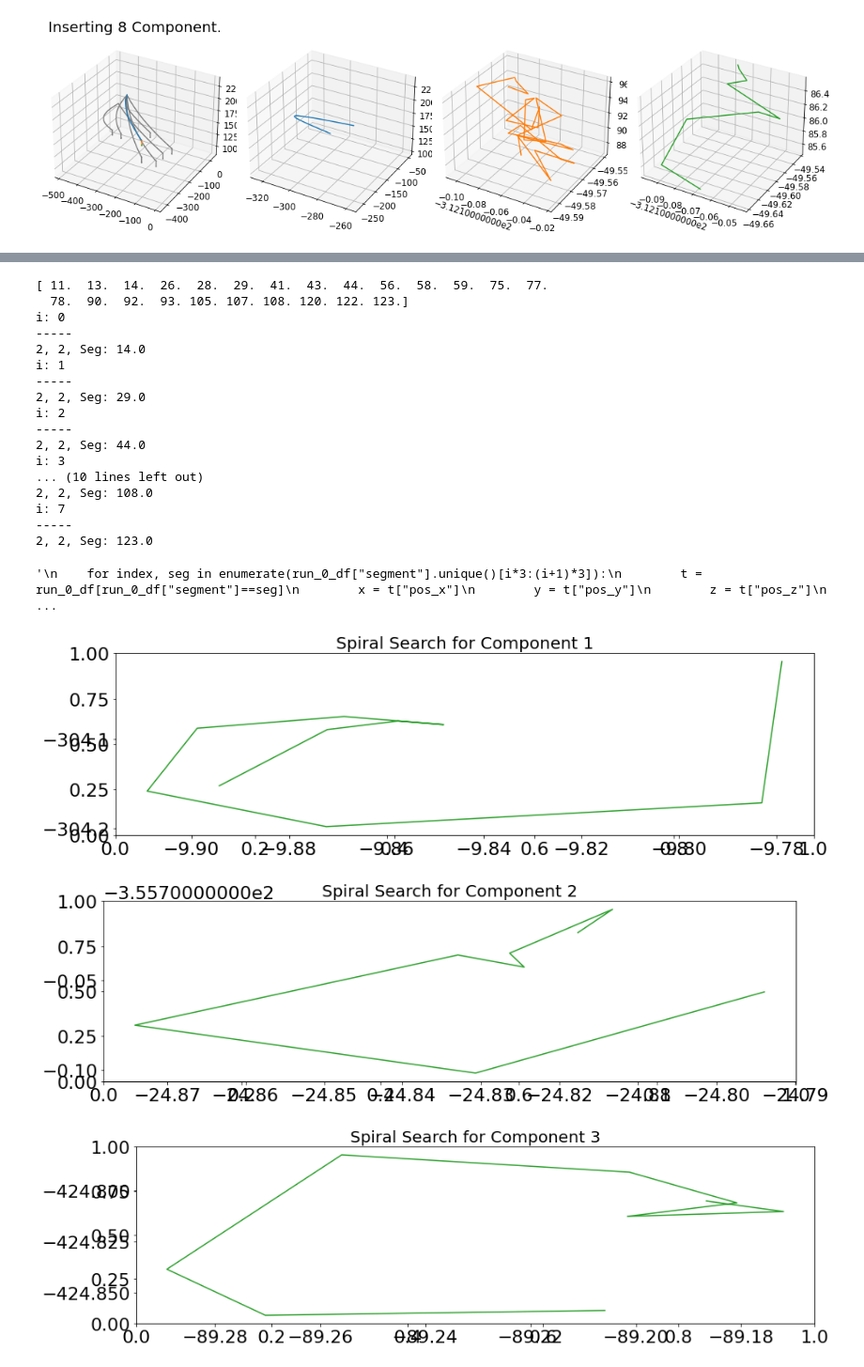
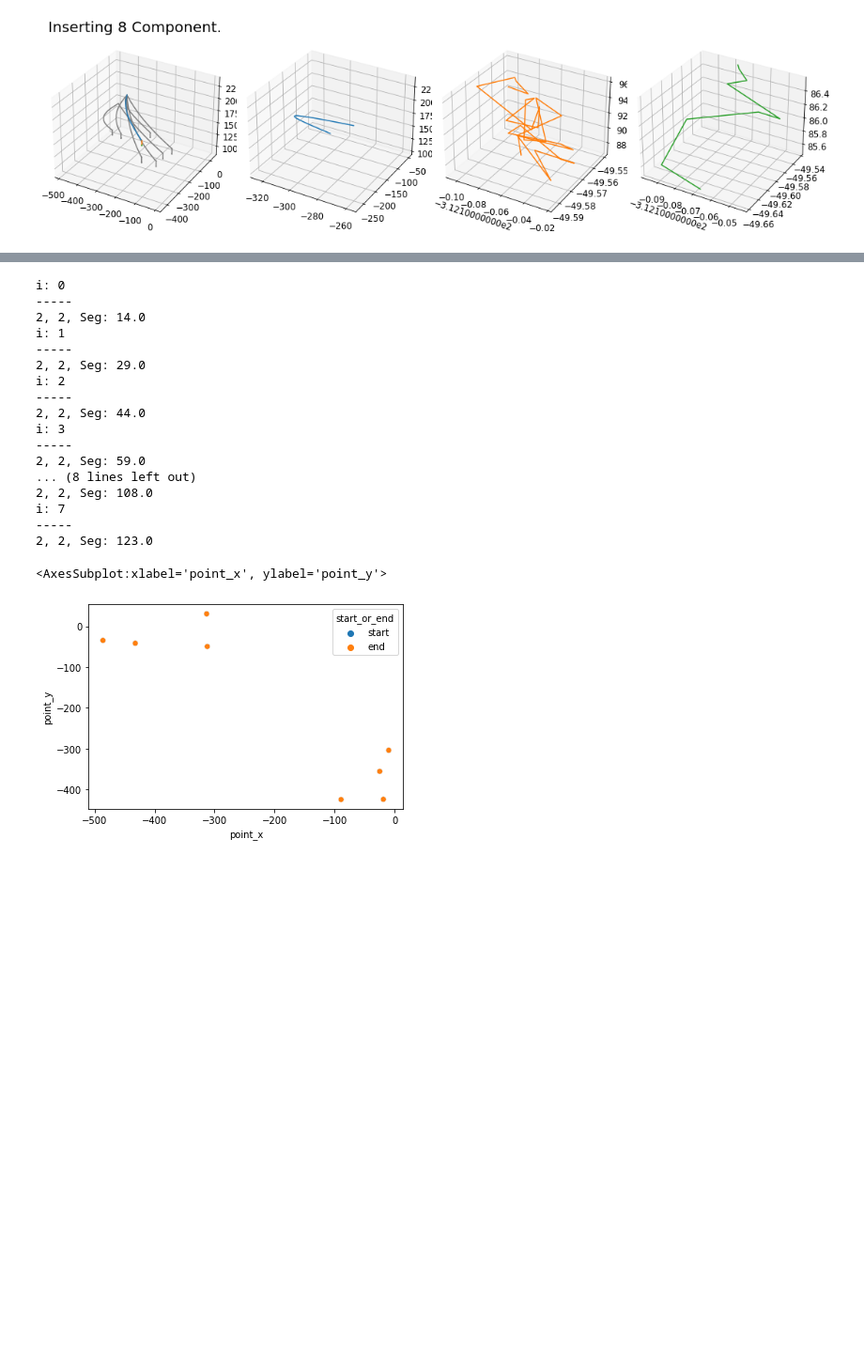
Before and after one commit to marvin353/SmartDataAnalytics_Gruppe1, a Jupyter notebook: Übungsblatt4/DataExploration_Marvin.ipynb, the cells around one changed output, grey strips where cells are left out. Shown at 94% size. Saved outputs shown, nothing was run; the diff lists cells and outputs as text; code cells hidden in the pictures; blank space fills up the shorter version.

```diff
--- a/Übungsblatt4/DataExploration_Marvin.ipynb
+++ b/Übungsblatt4/DataExploration_Marvin.ipynb
@@ -241,14 +271,4 @@ plot_run(0, "pos")
 [figure]
 [figure]
 [figure]
-# %%
-xl = parameter + "_x"
-yl = parameter + "_y"
-zl = parameter + "_z"
-df_temp = data[data["run"]==run]
-for i in range(int(len(df_temp["segment"].unique())/3)):
-    fig = plt.figure(figsize=(15,4))
-    ax = fig.add_subplot(1, 4, 1, projection='3d')
-    plt.title('Inserting {} Component.'.format(i+1), fontsize=20)
-    #ax.title.set_text('Inserting {} Component.'.format(i+1))
 # %%
@@ -287,53 +323,54 @@ plot_run(11, "pos")
+# %%
+#Create a new Datafram for start and endpoints of spiral search only
+start_end_points = pd.DataFrame()
+start_end_points["run"] = []
+start_end_points["segment"] = []
+start_end_points["component"] = []
+start_end_points["start_or_end"] = []
+start_end_points["point_x"] = []
+start_end_points["point_y"] = []
+start_end_points["point_z"] = []
 # %%
-# Explore run 0 - Spiral Search only - 2D
+# Starting and endpoints of run 0 - Spiral search only - absolute values for 8 components
 
+# Get data of run 0
 run_0_df = df[df['run'] == 0.0]
-print(run_0_df['segment'].unique())
-
+# Clear dataframe
+start_end_points = start_end_points.iloc[0:0]
+# Iterate over Components (1 component has 3 segments)
 for i in range(int(len(run_0_df["segment"].unique())/3)):
     print("i: " + str(i))
-    fig = plt.figure(figsize=(15,4))
-    ax = fig.add_subplot(1, 1, 1)
-    plt.title('Spiral Search for Component {}'.format(i+1), fontsize=20)
     for index, seg in enumerate(run_0_df["segment"].unique()[i*3:(i+1)*3]):#[0:i*3]):
         if not index%3 == 2:
             continue
         print("-----")
         print(str(index) + ", " + str(index%3) + ", Seg: " + str(seg))
         t = run_0_df[run_0_df["segment"]==seg]
-        x = t["pos_x"]
-        y = t["pos_y"]
-        z = t["pos_z"]
-        ax = fig.add_subplot(1,1, 1)
-        ax.plot(x, y, color = colors[2])
-"""
-    for index, seg in enumerate(run_0_df["segment"].unique()[i*3:(i+1)*3]):
-        t = run_0_df[run_0_df["segment"]==seg]
-        x = t["pos_x"]
-        y = t["pos_y"]
-        z = t["pos_z"]
-        ax = fig.add_subplot(1,4, index%3, projection='3d' )
-        ax.plot(x, y, z,color = colors[index])
-    plt.tight_layout()"""
+
+        new_row_start = {'run':'0', 'segment':seg, 'component':i+1, 'start_or_end':'start', 'point_x':t["pos_x"].iloc[0], 'point_y':t["pos_y"].iloc[0], 'point_z':t["pos_z"].iloc[0]}
+        new_row_end = {'run':'0', 'segment':seg, 'component':i+1, 'start_or_end':'end', 'point_x':t["pos_x"].iloc[-1], 'point_y':t["pos_y"].iloc[-1], 'point_z':t["pos_z"].iloc[-1]}
+
+        start_end_points = start_end_points.append(new_row_start, ignore_index=True)
+        start_end_points = start_end_points.append(new_row_end, ignore_index=True)
+
+sns.scatterplot(data=start_end_points, x="point_x", y="point_y", hue="start_or_end")
 # %% [output]
-[ 11.  13.  14.  26.  28.  29.  41.  43.  44.  56.  58.  59.  75.  77.
-  78.  90.  92.  93. 105. 107. 108. 120. 122. 123.]
 i: 0
 -----
 2, 2, Seg: 14.0
 i: 1
 -----
 2, 2, Seg: 29.0
 i: 2
 -----
 2, 2, Seg: 44.0
 i: 3
-... (10 lines left out)
+-----
+2, 2, Seg: 59.0
+... (8 lines left out)
 2, 2, Seg: 108.0
 i: 7
 -----
 2, 2, Seg: 123.0
-'\n    for index, seg in enumerate(run_0_df["segment"].unique()[i*3:(i+1)*3]):\n        t = run_0_df[run_0_df["segment"]==seg]\n        x = t["pos_x"]\n        y = t["pos_y"]\n        z = t["pos_z"]\n ...
+<AxesSubplot:xlabel='point_x', ylabel='point_y'>
-[figure, old version]
+[figure, new version]
-[figure, removed]
-[figure, removed]
```
Also changed, not shown: parts of 14 cells of this notebook.
